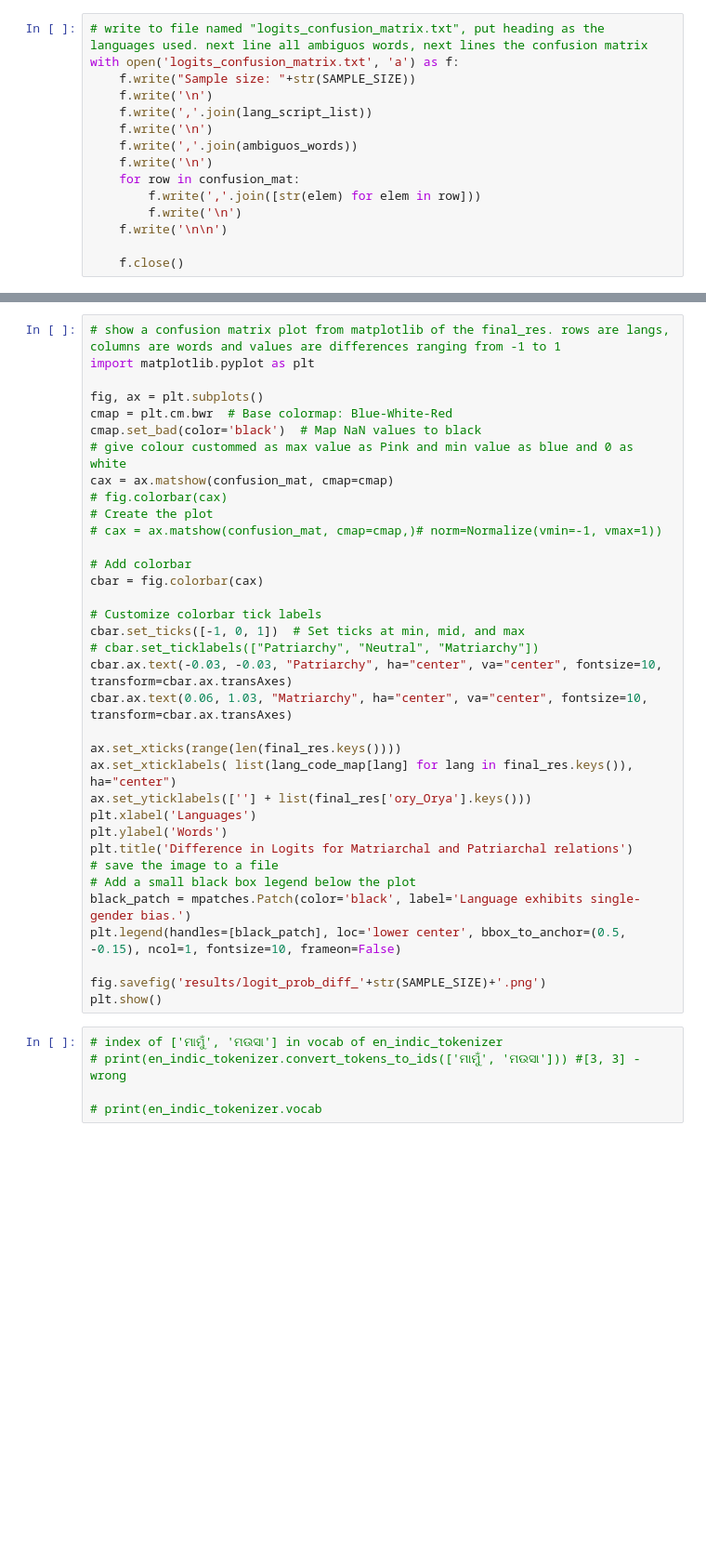
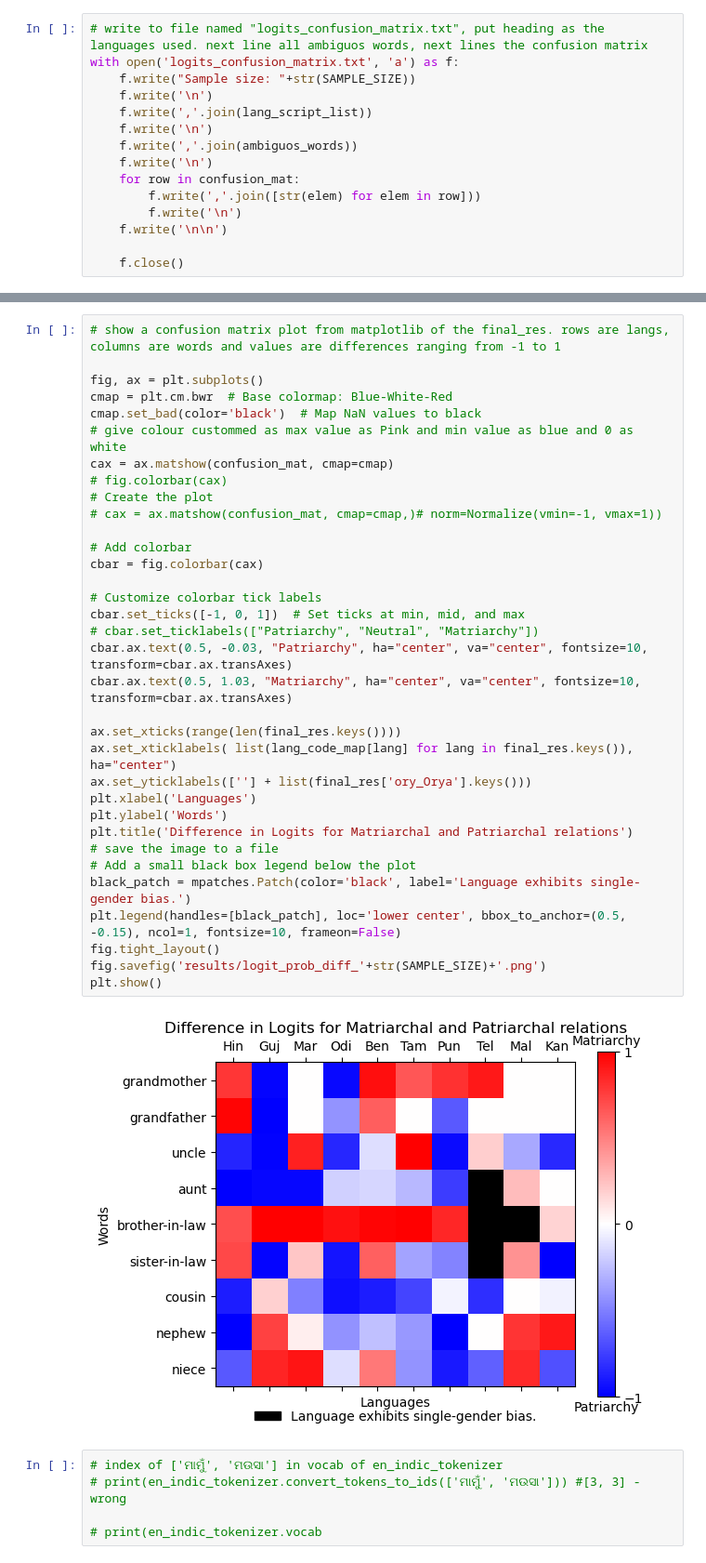
Before and after one commit to sofia100/Multilingual_project, a Jupyter notebook: logits(1)_custom_test.ipynb, the cells around one changed output, grey strips where cells are left out. Shown at 93% size. Cells and saved outputs as stored; diff of their text form; blank space fills up the shorter version.

```diff
--- a/logits(1)_custom_test.ipynb
+++ b/logits(1)_custom_test.ipynb
@@ -782,38 +603,39 @@ plt.show()
 # %%
 # show a confusion matrix plot from matplotlib of the final_res. rows are langs, columns are words and values are differences ranging from -1 to 1
-import matplotlib.pyplot as plt
 
 fig, ax = plt.subplots()
 cmap = plt.cm.bwr  # Base colormap: Blue-White-Red
 cmap.set_bad(color='black')  # Map NaN values to black
 # give colour custommed as max value as Pink and min value as blue and 0 as white
 cax = ax.matshow(confusion_mat, cmap=cmap)
 # fig.colorbar(cax)
 # Create the plot
 # cax = ax.matshow(confusion_mat, cmap=cmap,)# norm=Normalize(vmin=-1, vmax=1))
 
 # Add colorbar
 cbar = fig.colorbar(cax)
 
 # Customize colorbar tick labels
 cbar.set_ticks([-1, 0, 1])  # Set ticks at min, mid, and max
 # cbar.set_ticklabels(["Patriarchy", "Neutral", "Matriarchy"])
-cbar.ax.text(-0.03, -0.03, "Patriarchy", ha="center", va="center", fontsize=10,   transform=cbar.ax.transAxes)
-cbar.ax.text(0.06, 1.03, "Matriarchy", ha="center", va="center", fontsize=10,   transform=cbar.ax.transAxes)
+cbar.ax.text(0.5, -0.03, "Patriarchy", ha="center", va="center", fontsize=10,   transform=cbar.ax.transAxes)
+cbar.ax.text(0.5, 1.03, "Matriarchy", ha="center", va="center", fontsize=10,   transform=cbar.ax.transAxes)
 
 ax.set_xticks(range(len(final_res.keys())))
 ax.set_xticklabels( list(lang_code_map[lang] for lang in final_res.keys()),  ha="center")
 ax.set_yticklabels([''] + list(final_res['ory_Orya'].keys()))
 plt.xlabel('Languages')
 plt.ylabel('Words')
 plt.title('Difference in Logits for Matriarchal and Patriarchal relations')
 # save the image to a file
 # Add a small black box legend below the plot
 black_patch = mpatches.Patch(color='black', label='Language exhibits single-gender bias.')
 plt.legend(handles=[black_patch], loc='lower center', bbox_to_anchor=(0.5, -0.15), ncol=1, fontsize=10, frameon=False)
-
+fig.tight_layout()
 fig.savefig('results/logit_prob_diff_'+str(SAMPLE_SIZE)+'.png')
 plt.show()
+# %% [output]
+[figure, added]
 # %%
 # index of ['ମାମୁଁ', 'ମଉସା'] in vocab of en_indic_tokenizer
 # print(en_indic_tokenizer.convert_tokens_to_ids(['ମାମୁଁ', 'ମଉସା'])) #[3, 3] - wrong
```
Also changed, not shown: parts of 19 cells of this notebook, 3 other files.
